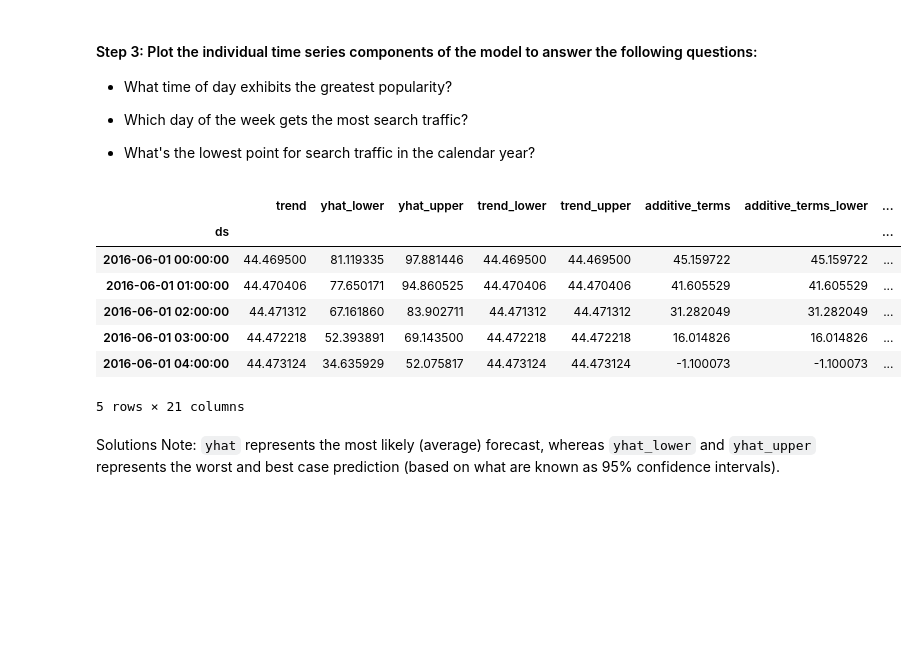
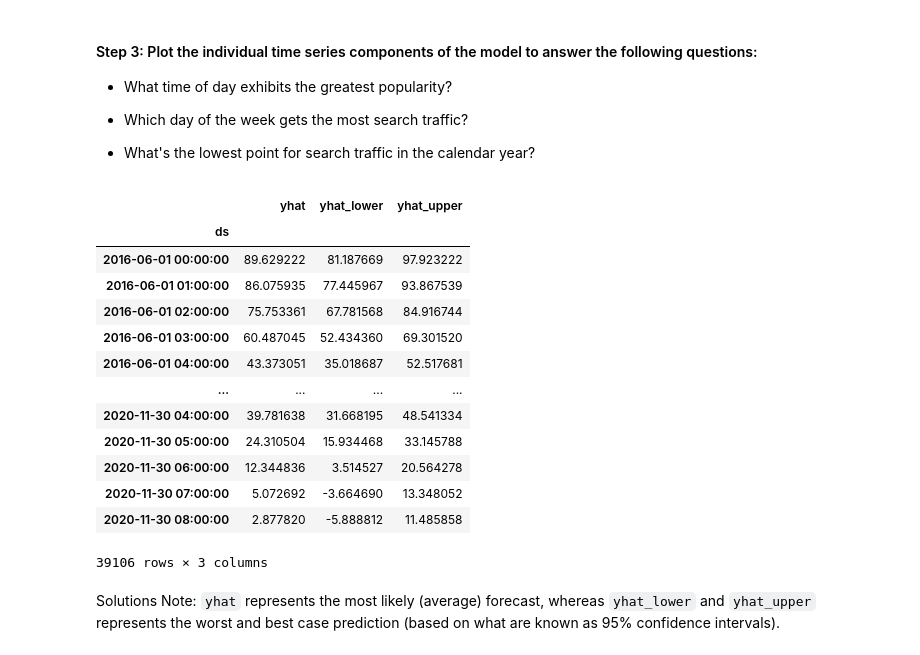
Before and after one commit to Positively-Curious/prophet-challenge, a Jupyter notebook: Copy_of_forecasting_net_prophet.ipynb, the cells around one changed output. Cells and saved outputs as stored; diff of their text form; code cells hidden in the pictures; blank space fills up the shorter version.

```diff
--- a/Copy_of_forecasting_net_prophet.ipynb
+++ b/Copy_of_forecasting_net_prophet.ipynb
@@ -573,19 +570,25 @@ model.plot(forecast)
 # %%
 # Set the index in the forecast_mercado_trends DataFrame to the ds datetime column
 forecast = forecast.set_index('ds')
 
 
 # View the only the yhat,yhat_lower and yhat_upper columns from the DataFrame
-forecast.head()
+forecast[['yhat', 'yhat_lower', 'yhat_upper']]
 # %% [output]
-|  | trend | yhat_lower | yhat_upper | trend_lower | trend_upper | additive_terms | additive_terms_lower | ... |
-| ds |  |  |  |  |  |  |  | ... |
-| 2016-06-01 00:00:00 | 44.469500 | 81.119335 | 97.881446 | 44.469500 | 44.469500 | 45.159722 | 45.159722 | ... |
-| 2016-06-01 01:00:00 | 44.470406 | 77.650171 | 94.860525 | 44.470406 | 44.470406 | 41.605529 | 41.605529 | ... |
-| 2016-06-01 02:00:00 | 44.471312 | 67.161860 | 83.902711 | 44.471312 | 44.471312 | 31.282049 | 31.282049 | ... |
-| 2016-06-01 03:00:00 | 44.472218 | 52.393891 | 69.143500 | 44.472218 | 44.472218 | 16.014826 | 16.014826 | ... |
-| 2016-06-01 04:00:00 | 44.473124 | 34.635929 | 52.075817 | 44.473124 | 44.473124 | -1.100073 | -1.100073 | ... |
+|  | yhat | yhat_lower | yhat_upper |
+| ds |  |  |  |
+| 2016-06-01 00:00:00 | 89.629222 | 81.187669 | 97.923222 |
+| 2016-06-01 01:00:00 | 86.075935 | 77.445967 | 93.867539 |
+| 2016-06-01 02:00:00 | 75.753361 | 67.781568 | 84.916744 |
+| 2016-06-01 03:00:00 | 60.487045 | 52.434360 | 69.301520 |
+| 2016-06-01 04:00:00 | 43.373051 | 35.018687 | 52.517681 |
+| ... | ... | ... | ... |
+| 2020-11-30 04:00:00 | 39.781638 | 31.668195 | 48.541334 |
+| 2020-11-30 05:00:00 | 24.310504 | 15.934468 | 33.145788 |
+| 2020-11-30 06:00:00 | 12.344836 | 3.514527 | 20.564278 |
+| 2020-11-30 07:00:00 | 5.072692 | -3.664690 | 13.348052 |
+| 2020-11-30 08:00:00 | 2.877820 | -5.888812 | 11.485858 |
-5 rows × 21 columns
+39106 rows × 3 columns
 # %% [markdown]
 Solutions Note: `yhat` represents the most likely (average) forecast, whereas `yhat_lower` and `yhat_upper` represents the worst and best case prediction (based on what are known as 95% confidence intervals).
 # %%
```
Also changed, not shown: parts of 11 cells of this notebook.
